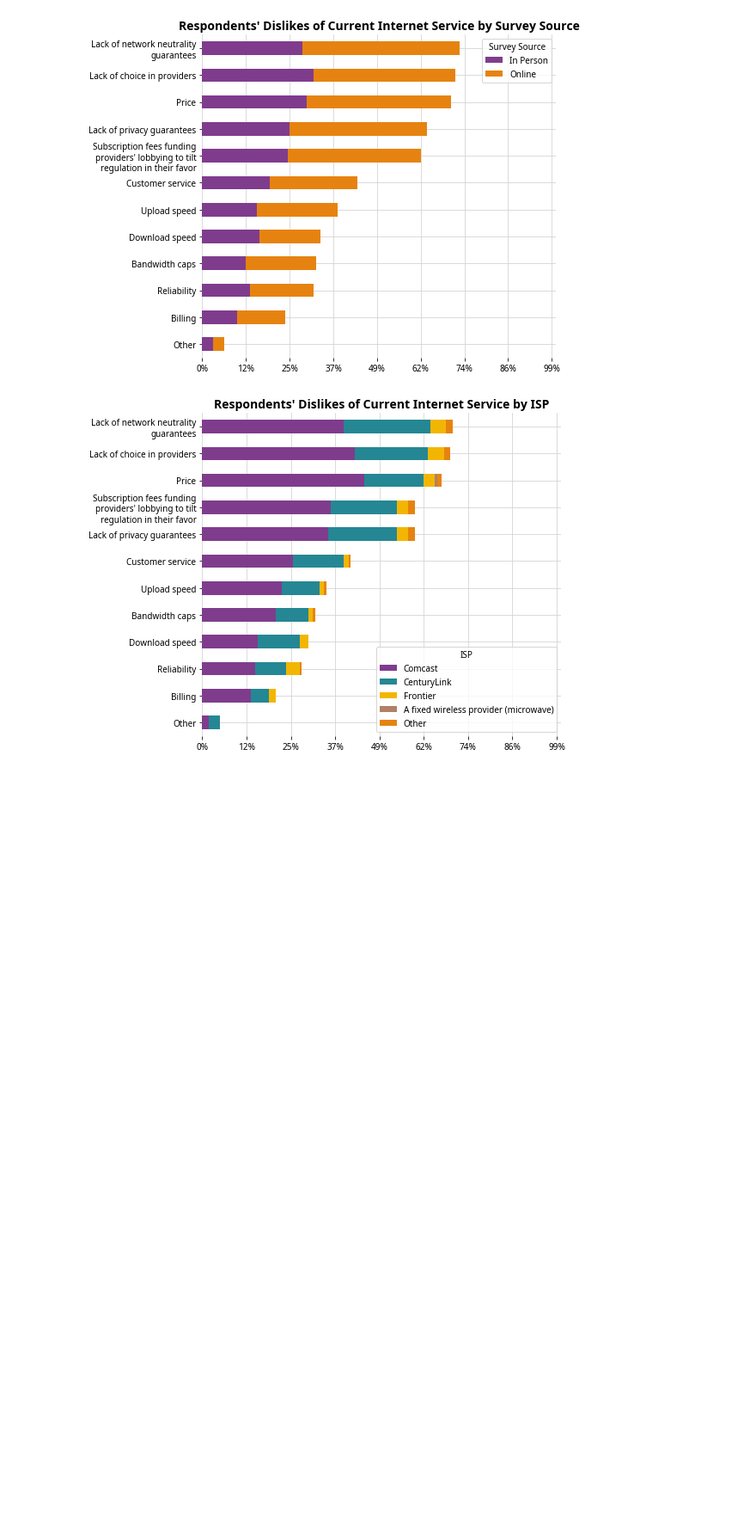
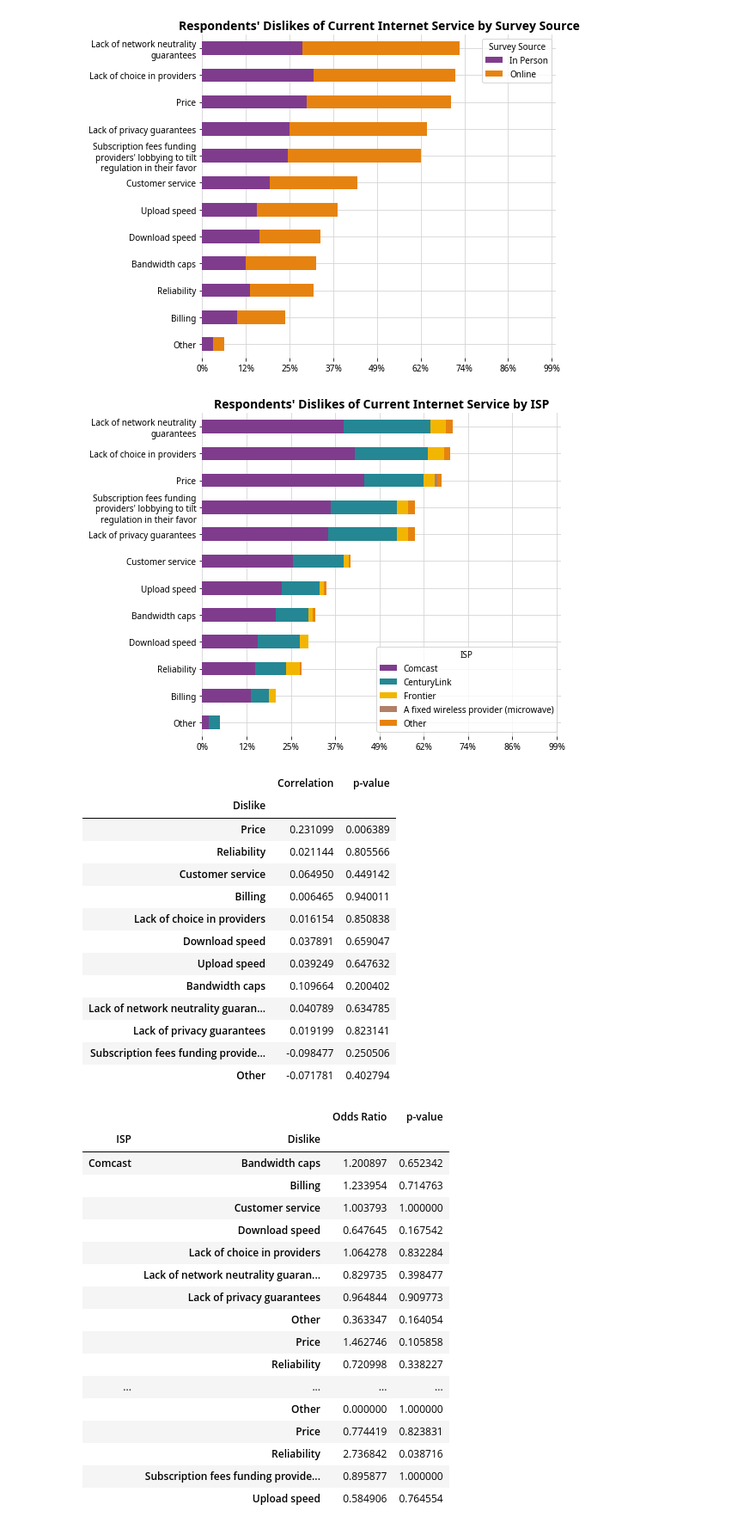
Before and after one commit to municipalbroadband/reports, a Jupyter notebook: mbpdx/2020-02-community-engagement/report.ipynb, the cells around one changed output. Shown at 86% size. Saved outputs shown, nothing was run; the diff lists cells and outputs as text; code cells hidden in the pictures; blank space fills up the shorter version.

Commit message:
Add analysis of price and ISP to dislikes

```diff
--- a/mbpdx/2020-02-community-engagement/report.ipynb
+++ b/mbpdx/2020-02-community-engagement/report.ipynb
@@ -218,3 +221,66 @@ for group, label in {'source': 'Survey Source', 'isp': 'ISP'}.items():
 # %% [output]
 [figure]
 [figure]
+# %%
+dff = df.filter(['internet_price', 'dislikes'])
+dff.dropna(how='any', inplace=True)
+
+display(HTML(pandas.DataFrame({
+    cat: scipy.stats.pearsonr(dff.dislikes.apply(lambda l: cat in l), dff.internet_price)
+    for cat in DISLIKE_DTYPE.categories
+}, index=['Correlation', 'p-value']).T.rename_axis('Dislike').to_html()))
+
+dff = df.filter(['isp', 'dislikes'])
+dff.dropna(how='any', inplace=True)
+
+# Filter out ISPs that weren't widely reported
+dff = dff[dff['isp'].isin(dff.groupby(['isp']).size().where(lambda s: s > 10).dropna().index)]
+dff['isp'].cat.remove_unused_categories(inplace=True)
+
+dff_ex = dff.explode('dislikes').groupby(['isp', 'dislikes']).size().unstack()
+
+# Build contingency tables of Dislike x ISP and test for independence
+#               [Price]          | [Not Price]
+# [Comcast]     cell             | dff_ex.T[cell.name].sum() - cell
+# [Not Comcast] row.sum() - cell | dff_ex.drop(index=cell.name, columns=row.name).values.sum()
+dff_ex = dff_ex.apply(lambda row: row.to_frame().apply(lambda cell: np.array([
+    [cell, dff_ex.T[cell.name].sum() - cell],
+    [row.sum() - cell, dff_ex.drop(index=cell.name, columns=row.name).values.sum()]
+]), axis=1)).applymap(scipy.stats.fisher_exact)
+
+display(HTML(dff_ex.stack().apply(
+    lambda tup: pandas.Series(tup, index=['Odds Ratio', 'p-value'])
+).rename_axis(index={'isp': 'ISP', 'dislikes': 'Dislike'}).to_html()))
+# %% [output]
+|  | Correlation | p-value |
+| Dislike |  |  |
+| Price | 0.231099 | 0.006389 |
+| Reliability | 0.021144 | 0.805566 |
+| Customer service | 0.064950 | 0.449142 |
+| Billing | 0.006465 | 0.940011 |
+| Lack of choice in providers | 0.016154 | 0.850838 |
+| Download speed | 0.037891 | 0.659047 |
+| Upload speed | 0.039249 | 0.647632 |
+| Bandwidth caps | 0.109664 | 0.200402 |
+| Lack of network neutrality guaran... | 0.040789 | 0.634785 |
+| Lack of privacy guarantees | 0.019199 | 0.823141 |
+| Subscription fees funding provide... | -0.098477 | 0.250506 |
+| Other | -0.071781 | 0.402794 |
+|  |  | Odds Ratio | p-value |
+| ISP | Dislike |  |  |
+| Comcast | Bandwidth caps | 1.200897 | 0.652342 |
+|  | Billing | 1.233954 | 0.714763 |
+|  | Customer service | 1.003793 | 1.000000 |
+|  | Download speed | 0.647645 | 0.167542 |
+|  | Lack of choice in providers | 1.064278 | 0.832284 |
+|  | Lack of network neutrality guaran... | 0.829735 | 0.398477 |
+|  | Lack of privacy guarantees | 0.964844 | 0.909773 |
+|  | Other | 0.363347 | 0.164054 |
+|  | Price | 1.462746 | 0.105858 |
+|  | Reliability | 0.720998 | 0.338227 |
+| ... | ... | ... | ... |
+|  | Other | 0.000000 | 1.000000 |
+|  | Price | 0.774419 | 0.823831 |
+|  | Reliability | 2.736842 | 0.038716 |
+|  | Subscription fees funding provide... | 0.895877 | 1.000000 |
+|  | Upload speed | 0.584906 | 0.764554 |
```
Also changed, not shown: parts of 2 cells of this notebook.
